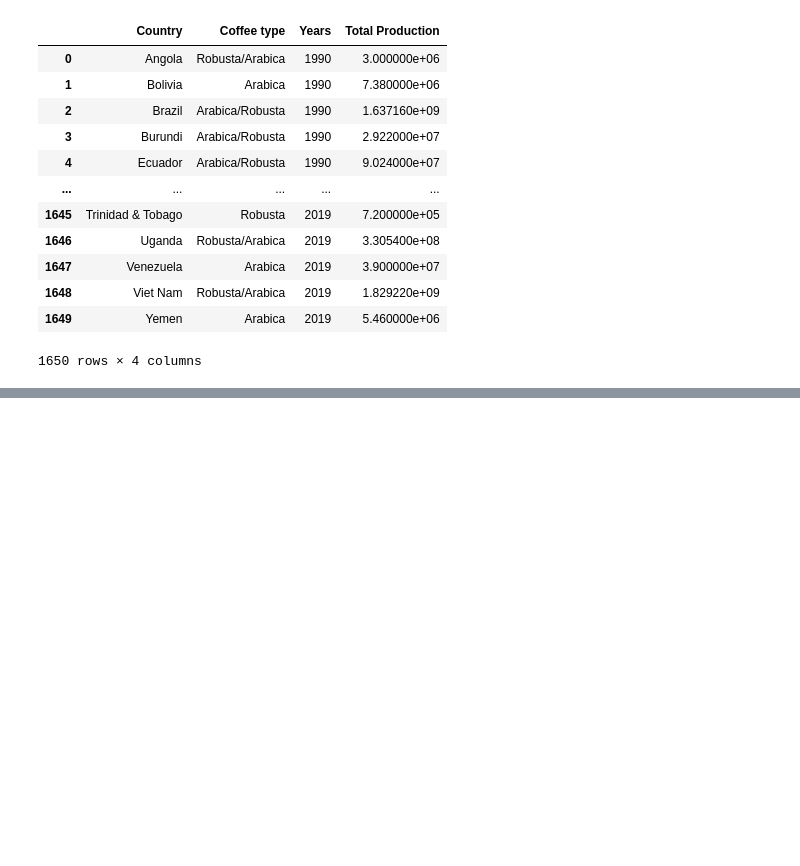
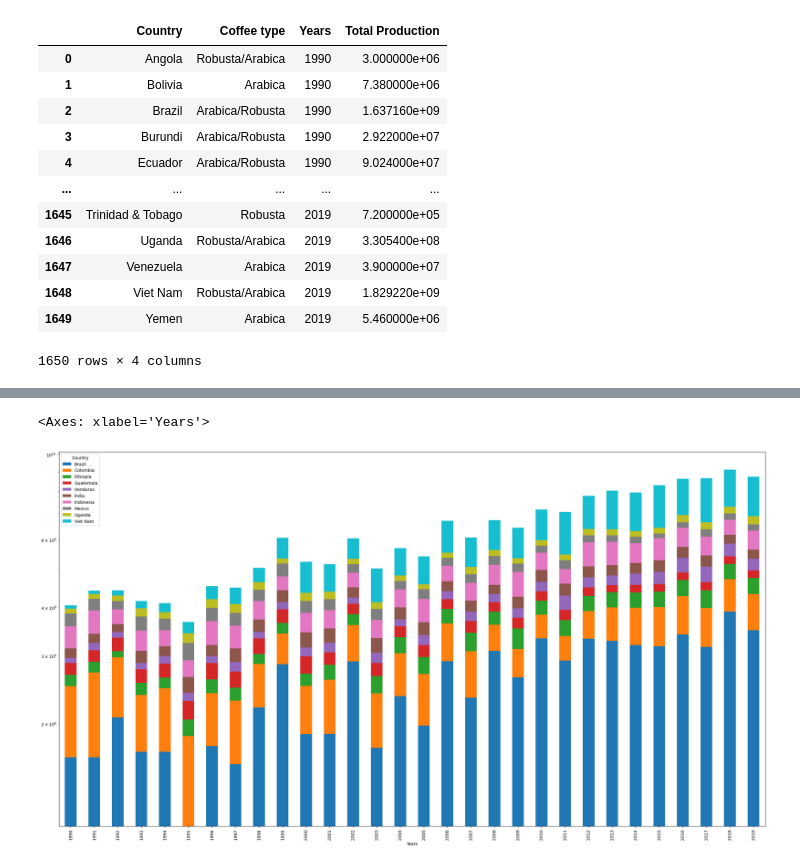
Before and after one commit to AAlbers341/project1_coffee_analysis, a Jupyter notebook: EDA/coffee_production.ipynb, the cells around one changed output, grey strips where cells are left out. Saved outputs shown, nothing was run; the diff lists cells and outputs as text; code cells hidden in the pictures; blank space fills up the shorter version.

```diff
--- a/EDA/coffee_production.ipynb
+++ b/EDA/coffee_production.ipynb
@@ -114,0 +322,6 @@ coffee_production_cleaned.to_csv('../Data/Cleaned/coffee_production_cleaned.csv'
+# %%
+ax = years_countries_pivot.plot.bar(logy=True,stacked=True, figsize=(30,16))
+ax
+# %% [output]
+<Axes: xlabel='Years'>
+[figure, added]
```
Also changed, not shown: parts of 14 cells of this notebook, 2 other files.
